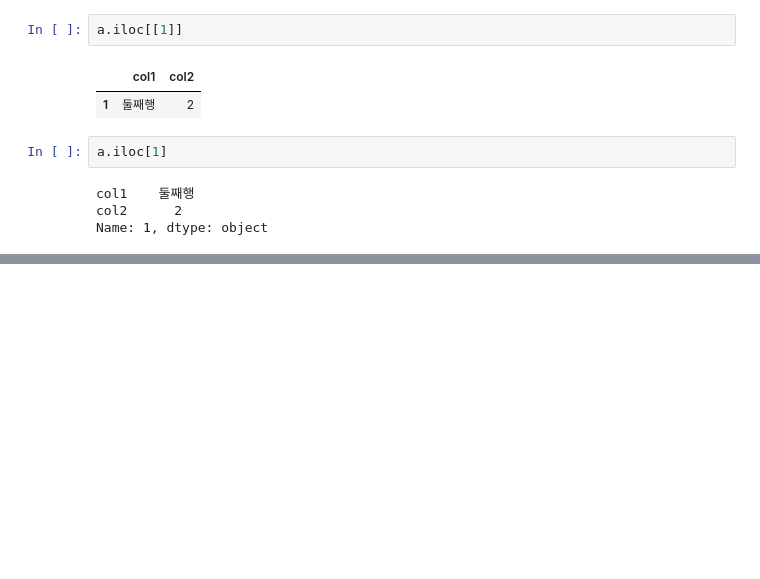
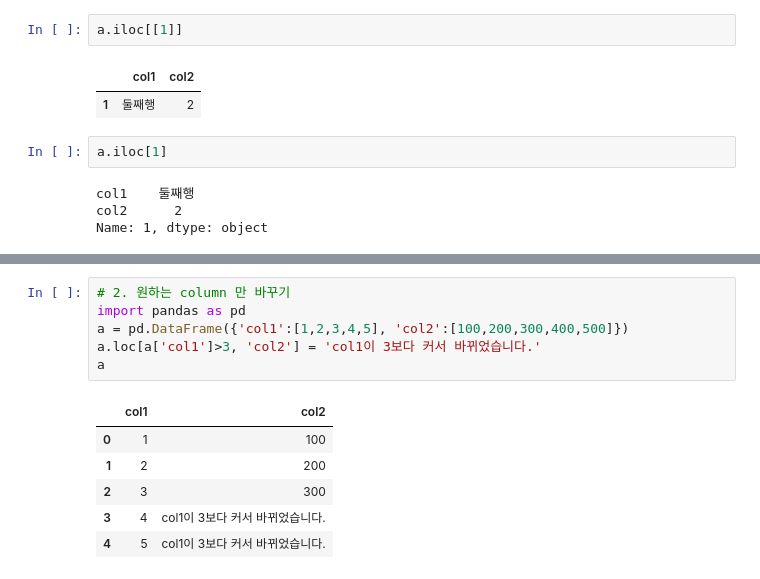
Before and after one commit to jisy2718/code_sample, a Jupyter notebook: pandas_indexing.ipynb, the cells around one changed output, grey strips where cells are left out. Saved outputs shown, nothing was run; the diff lists cells and outputs as text; blank space fills up the shorter version.

```diff
--- a/pandas_indexing.ipynb
+++ b/pandas_indexing.ipynb
@@ -103,0 +118,13 @@ Name: 1, dtype: object
+# %%
+# 2. 원하는 column 만 바꾸기
+import pandas as pd
+a = pd.DataFrame({'col1':[1,2,3,4,5], 'col2':[100,200,300,400,500]})
+a.loc[a['col1']>3, 'col2'] = 'col1이 3보다 커서 바뀌었습니다.'
+a
+# %% [output]
+|  | col1 | col2 |
+| 0 | 1 | 100 |
+| 1 | 2 | 200 |
+| 2 | 3 | 300 |
+| 3 | 4 | col1이 3보다 커서 바뀌었습니다. |
+| 4 | 5 | col1이 3보다 커서 바뀌었습니다. |
```
Also changed, not shown: parts of 9 cells of this notebook, 5 other files.
